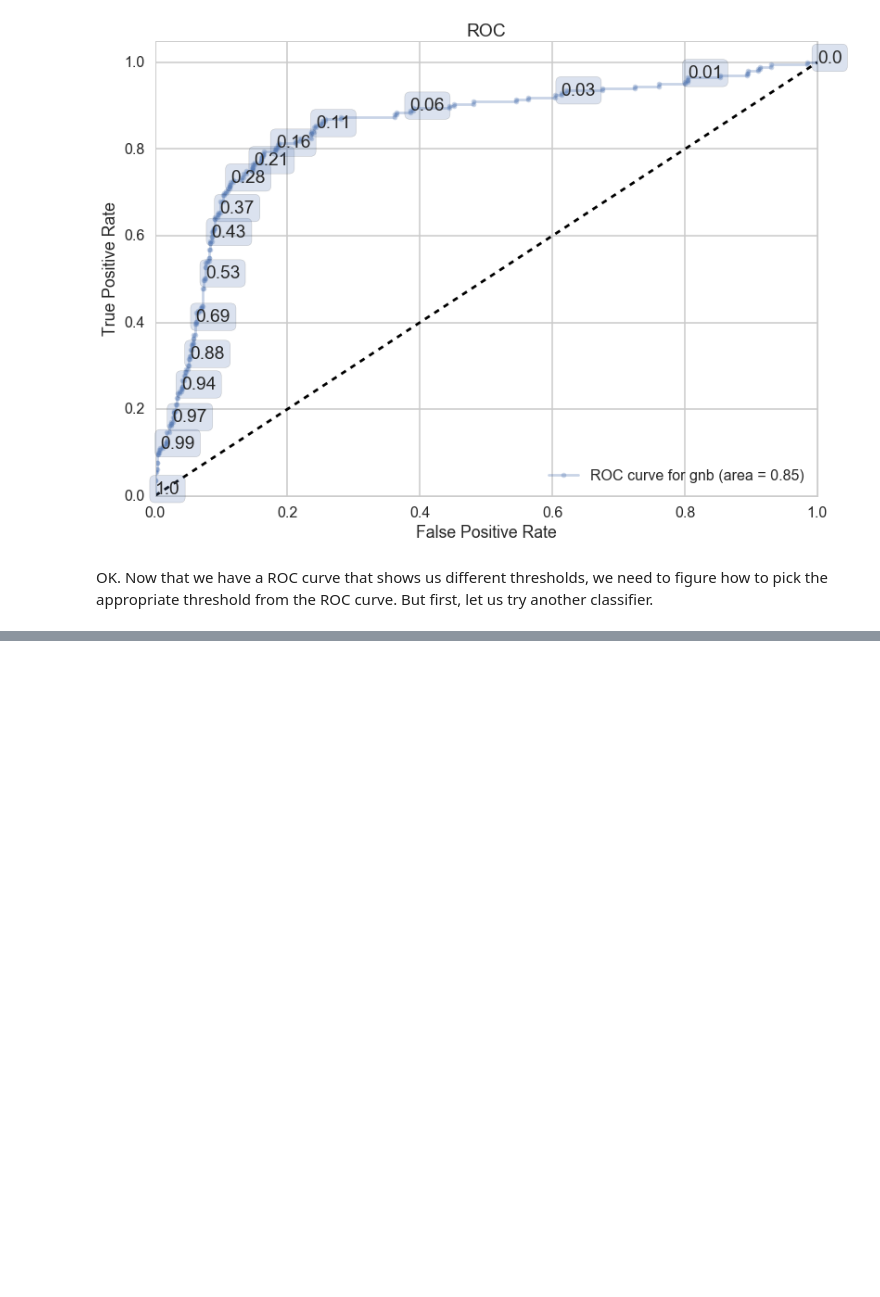
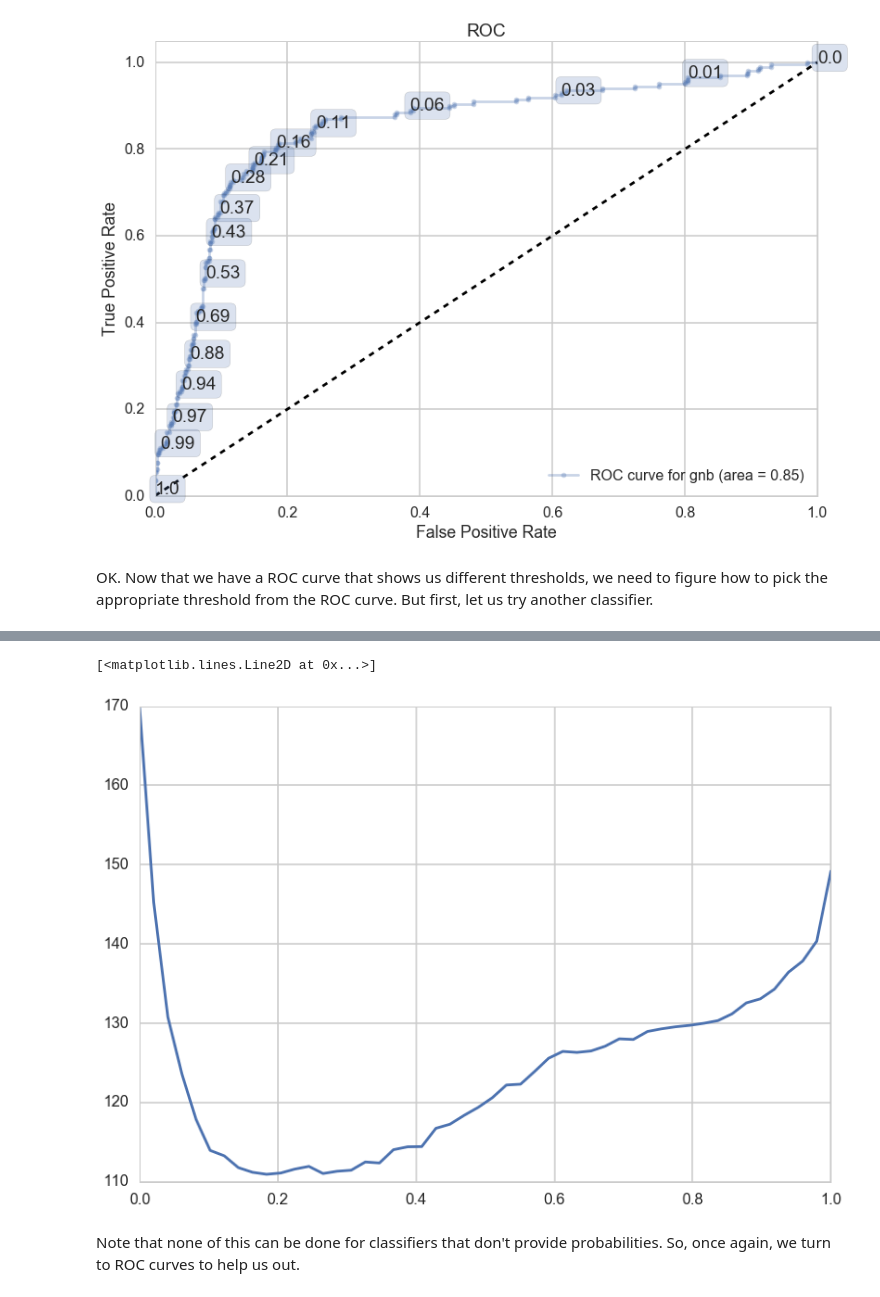
Before and after one commit to suyashSax/CS-109, a Jupyter notebook: Week 7/Lab 6 - Comparing Models on Churn Dataset.ipynb, the cells around one changed output, grey strips where cells are left out. Cells and saved outputs as stored; diff of their text form; code cells hidden in the pictures; blank space fills up the shorter version.

```diff
--- a/Week 7/Lab 6 - Comparing Models on Churn Dataset.ipynb
+++ b/Week 7/Lab 6 - Comparing Models on Churn Dataset.ipynb
@@ -383,0 +536,8 @@ OK. Now that we have a ROC curve that shows us different thresholds, we need to
+# %%
+# Similarly for GNB
+plt.plot(ts, [average_cost(ytest, repredict(clfgnb, t, Xtest), cost) for t in ts] )
+# %% [output]
+[<matplotlib.lines.Line2D at 0x...>]
+[figure, added]
+# %% [markdown]
+Note that none of this can be done for classifiers that don't provide probabilities. So, once again, we turn to ROC curves to help us out.
```
Also changed, not shown: parts of 18 cells of this notebook.
